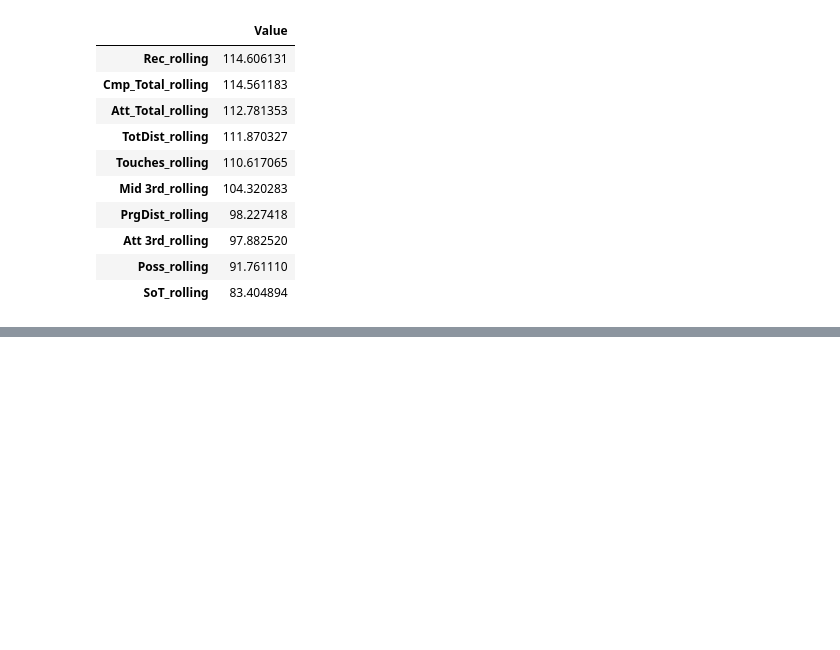
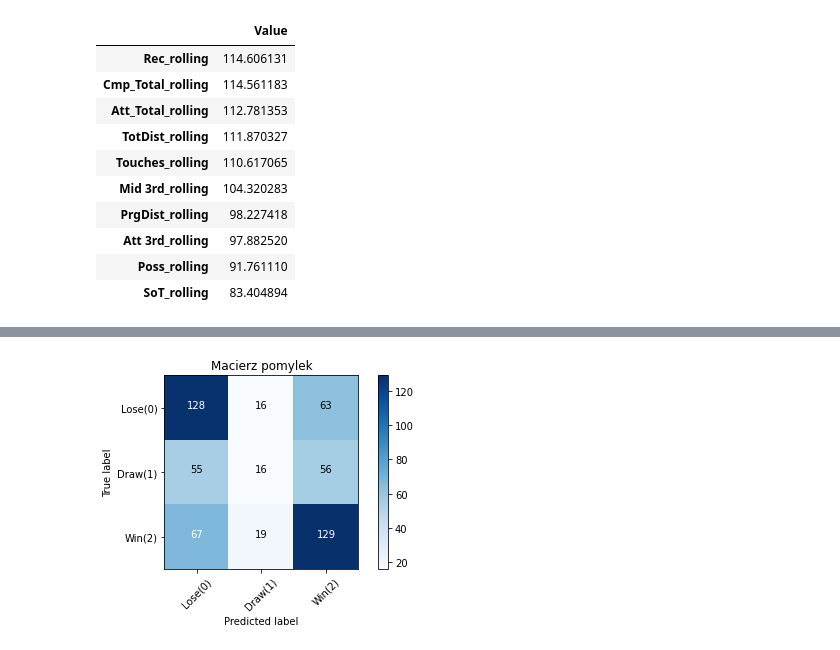
Before and after one commit to Wirus3k/Football_Predictions, a Jupyter notebook: Data Scraping/PremierLeague/EPL_Machine_Learning.ipynb, the cells around one changed output, grey strips where cells are left out. Saved outputs shown, nothing was run; the diff lists cells and outputs as text; code cells hidden in the pictures; blank space fills up the shorter version.

```diff
--- a/Data Scraping/PremierLeague/EPL_Machine_Learning.ipynb
+++ b/Data Scraping/PremierLeague/EPL_Machine_Learning.ipynb
@@ -492,0 +522,7 @@ models
+# %%
+from sklearn.metrics import confusion_matrix
+cnf_matrix = confusion_matrix(y_test, y_pred)
+plot_confusion_matrix(cnf_matrix, classes=['Lose(0)', 'Draw(1)', 'Win(2)'],
+                      title='Macierz pomylek')
+# %% [output]
+[figure, added]
```
Also changed, not shown: parts of 20 cells of this notebook.
